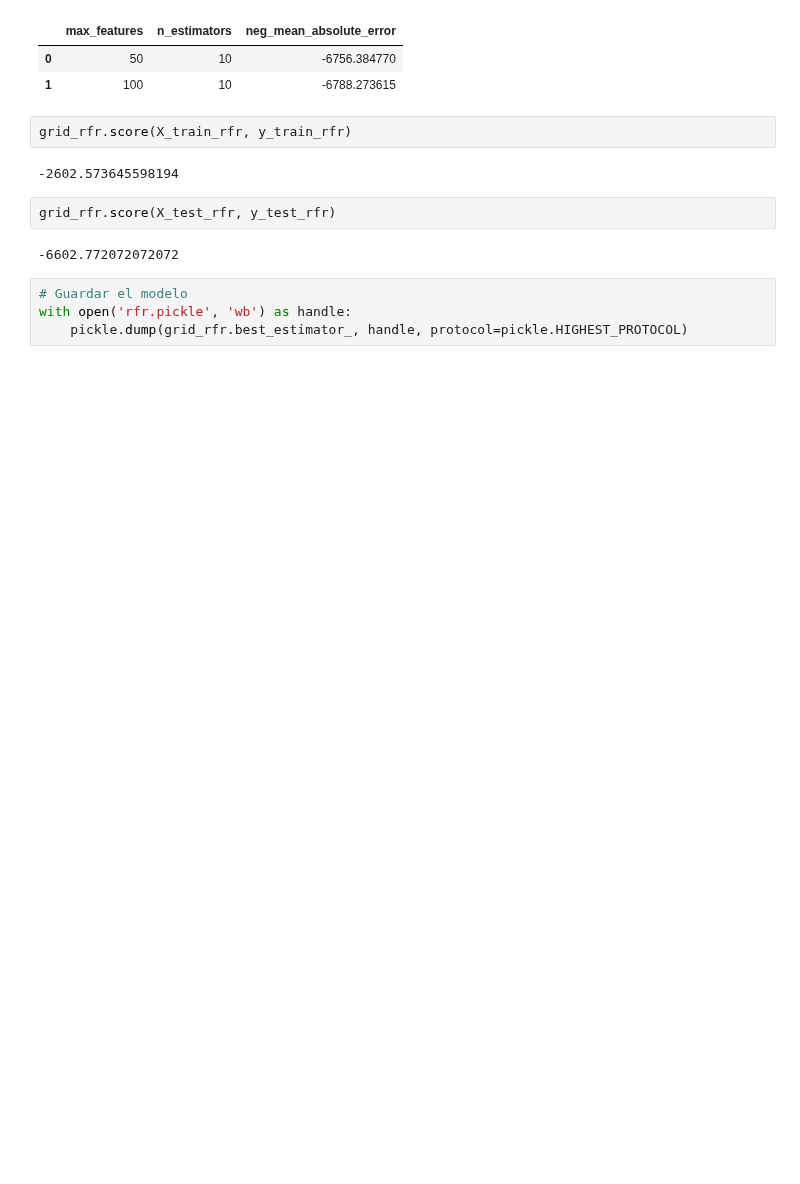
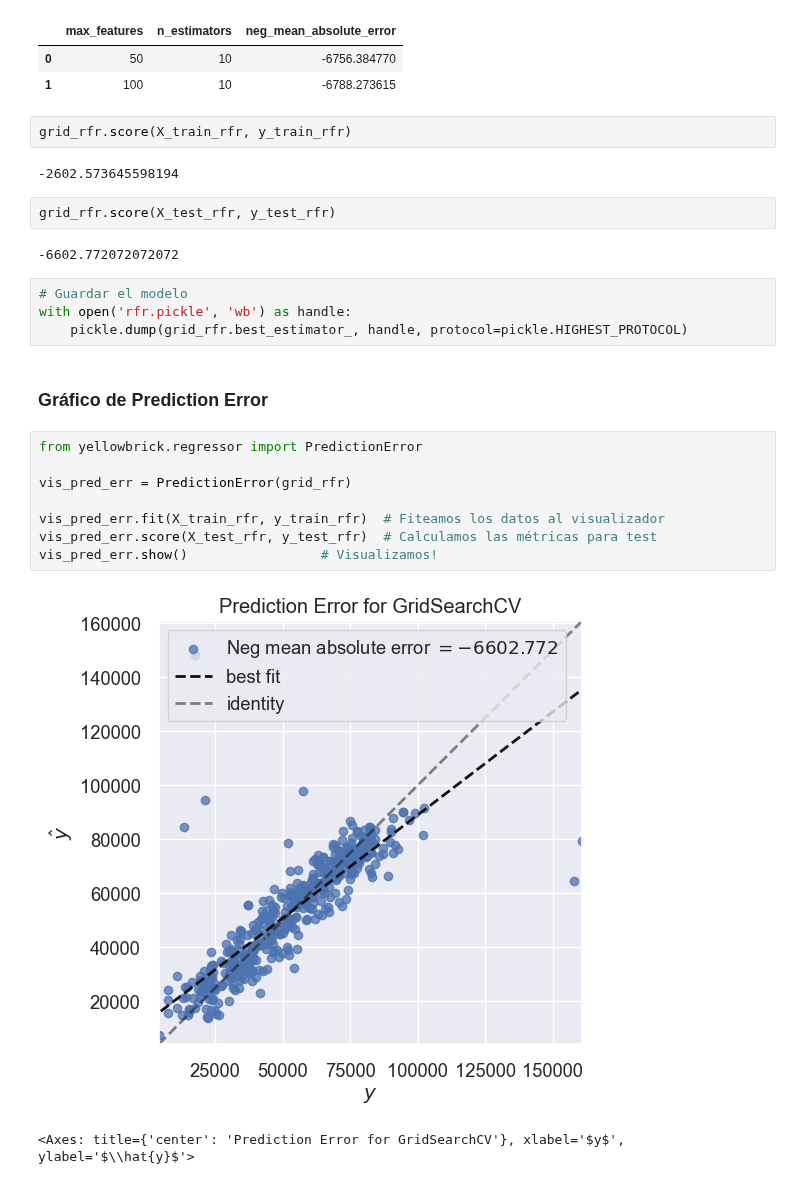
Before and after one commit to alejo-cuello/bootcamp-ds-mlops, a Jupyter notebook: 05-validacion-modelos-y-regresion/startup_ifood.ipynb, the cells around one changed output. Saved outputs shown, nothing was run; the diff lists cells and outputs as text; blank space fills up the shorter version.

Commit message:
[Visualización] Añadir gráfico de Prediction Error y Residuos

```diff
--- a/05-validacion-modelos-y-regresion/startup_ifood.ipynb
+++ b/05-validacion-modelos-y-regresion/startup_ifood.ipynb
@@ -497,3 +497,16 @@ grid_rfr.score(X_test_rfr, y_test_rfr)
 # Guardar el modelo
 with open('rfr.pickle', 'wb') as handle:
     pickle.dump(grid_rfr.best_estimator_, handle, protocol=pickle.HIGHEST_PROTOCOL)
+# %% [markdown]
+### Gráfico de Prediction Error
+# %%
+from yellowbrick.regressor import PredictionError
+
+vis_pred_err = PredictionError(grid_rfr)
+
+vis_pred_err.fit(X_train_rfr, y_train_rfr)  # Fiteamos los datos al visualizador
+vis_pred_err.score(X_test_rfr, y_test_rfr)  # Calculamos las métricas para test
+vis_pred_err.show()                 # Visualizamos!
+# %% [output]
+[figure, added]
+<Axes: title={'center': 'Prediction Error for GridSearchCV'}, xlabel='$y$', ylabel='$\\hat{y}$'>
```
Also changed, not shown: parts of 2 cells of this notebook.
